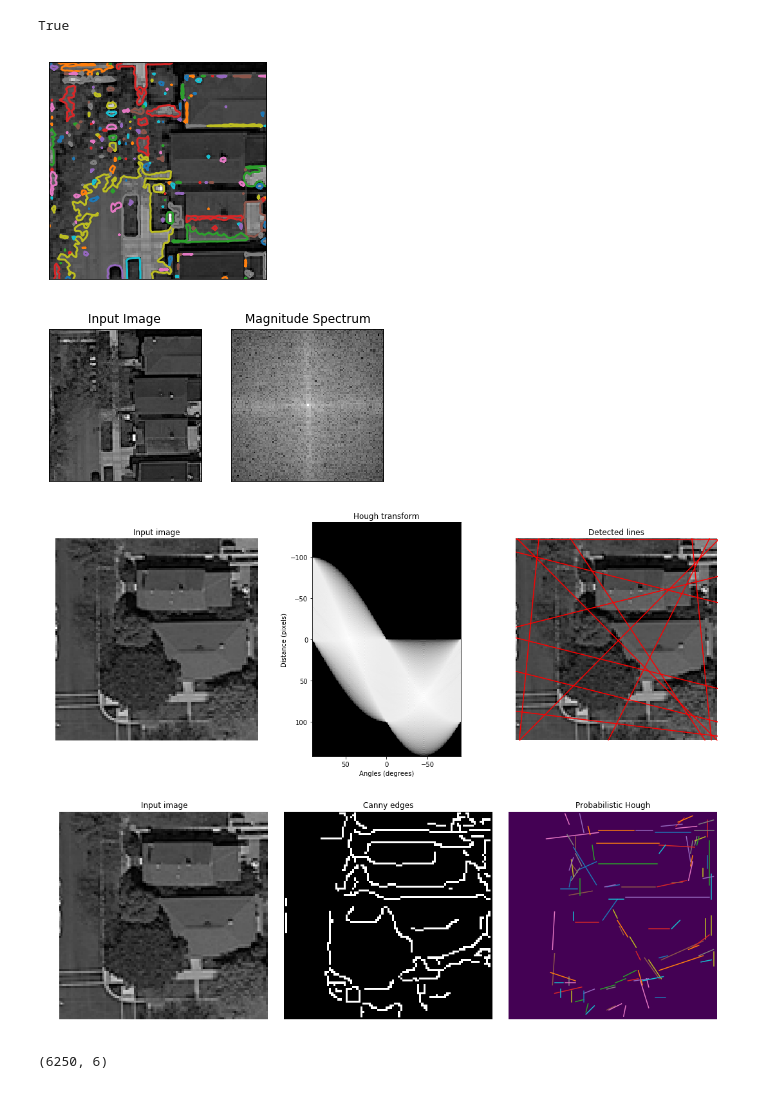
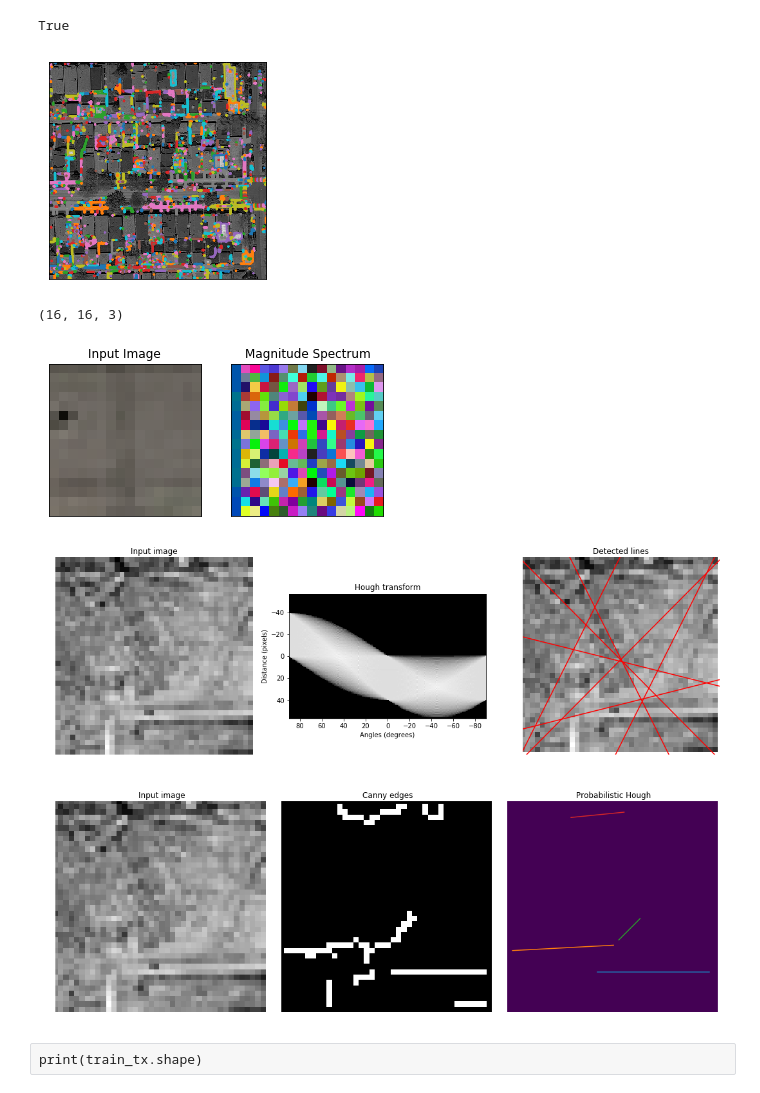
Before and after one commit to LucaZampieri/LMO_ML, a Jupyter notebook: project2/project_Matteo/pre_processing_1.ipynb, the cells around one changed output. Drawn from its saved outputs; the diff is of its cells as text; code cells hidden in the pictures.

```diff
--- a/project2/project_Matteo/pre_processing_1.ipynb
+++ b/project2/project_Matteo/pre_processing_1.ipynb
@@ -121,6 +255,6 @@ satImage_001.png
 # %%
 # Extract patches from input images
-patch_size =100 # each patch is 16*16 pixels
+patch_size =8 # each patch is 16*16 pixels
 
 img_patches = [img_crop(imgs[i], patch_size, patch_size) for i in range(n)]
 gt_patches = [img_crop(gt_imgs[i], patch_size, patch_size) for i in range(n)]
@@ -128,7 +262,6 @@ gt_patches = [img_crop(gt_imgs[i], patch_size, patch_size) for i in range(n)]
 # Linearize list of patches
 img_patches = np.asarray([img_patches[i][j] for i in range(len(img_patches)) for j in range(len(img_patches[i]))])
 gt_patches =  np.asarray([gt_patches[i][j] for i in range(len(gt_patches)) for j in range(len(gt_patches[i]))])
-print(img_patches.shape)
-img = gt_imgs[0]
-feat_m = np.mean(img, axis=(0,1))
-feat_m
+
+X=extract_new_features(img_patches,n_features)
+Y = np.asarray([value_to_class(np.mean(gt_patches[i])) for i in range(len(gt_patches))])
@@ -270,13 +421,13 @@ import matplotlib.pyplot as plt
 
 from skimage import measure
 
-image=RGB_to_grey(img_patches[34]);
+image=RGB_to_grey(imgs[12]);
 # Construct some test data
 x, y = np.ogrid[-np.pi:np.pi:100j, -np.pi:np.pi:100j]
 r = np.sin(np.exp((np.sin(x)**3 + np.cos(y)**2)))
 
 # Find contours at a constant value of 0.8
-contours = measure.find_contours(image, 0.3)
+contours = measure.find_contours(image, 0.5)
 
 # Display the image and plot all contours found
 fig, ax = plt.subplots()
@@ -290,7 +441,7 @@ ax.set_xticks([])
 ax.set_yticks([])
 plt.show()
 # %% [output]
-[figure, old version]
+[figure, new version]
 # %%
 # spectrum __ seem to be not so informative
 
@@ -298,11 +449,12 @@ import cv2
 import numpy as np
 from matplotlib import pyplot as plt
 
-img=RGB_to_grey(img_patches[34]);
+img=img_patches[3456];
 f = np.fft.fft2(img)
 
-fshift = np.fft.fftshift(f)
-magnitude_spectrum = 20*np.log(np.abs(fshift))
+fshift = f
+print(fshift.shape)
+magnitude_spectrum = np.angle(fshift)
 
 plt.subplot(121),plt.imshow(img, cmap = 'gray')
 plt.title('Input Image'), plt.xticks([]), plt.yticks([])
@@ -310,7 +462,8 @@ plt.subplot(122),plt.imshow(magnitude_spectrum, cmap = 'gray')
 plt.title('Magnitude Spectrum'), plt.xticks([]), plt.yticks([])
 plt.show()
 # %% [output]
+(16, 16, 3)
-[figure, old version]
+[figure, new version]
 # %%
 # try hough with skimage
 import numpy as np
@@ -323,7 +476,8 @@ from skimage import data
 import matplotlib.pyplot as plt
 from matplotlib import cm
 
-image_num = 15
+image_num = 532
+
 
 
 # Constructing test image
@@ -331,7 +485,7 @@ image = np.zeros((100, 100))
 idx = np.arange(25, 75)
 image[idx[::-1], idx] = 255
 image[idx, idx] = 255
-image = RGB_to_grey(img_patches[9])
+image = RGB_to_grey(img_patches[image_num])
 
 # Classic straight-line Hough transform
 h, theta, d = hough_line(image)
@@ -368,43 +522,41 @@ plt.show()
 
 # Line finding using the Probabilistic Hough Transform
 #image = data.camera()
-image = RGB_to_grey(img_patches[9])
+image = RGB_to_grey(img_patches[image_num])
 edges = canny(image, 1, 2, 1000)
 edges = canny(image, sigma=1.5, low_threshold=0.1, high_threshold=0.2, mask=None, use_quantiles=False)
 #edges = feature.canny(image,sigma=1.5)
 
 lines = probabilistic_hough_line(edges, threshold=10, line_length=4,
                                  line_gap=3)
 
 # Generating figure 2
 fig, axes = plt.subplots(1, 3, figsize=(15, 5), sharex=True, sharey=True)
 ax = axes.ravel()
 
 ax[0].imshow(image, cmap=cm.gray)
 ax[0].set_title('Input image')
 
 edges
 ax[1].imshow(edges, cmap=cm.gray)
 ax[1].set_title('Canny edges')
 
 ax[2].imshow(edges * 0)
 for line in lines:
     p0, p1 = line
     ax[2].plot((p0[0], p1[0]), (p0[1], p1[1]))
 ax[2].set_xlim((0, image.shape[1]))
 ax[2].set_ylim((image.shape[0], 0))
 ax[2].set_title('Probabilistic Hough')
 
 for a in ax:
     a.set_axis_off()
     a.set_adjustable('box-forced')
 
 plt.tight_layout()
 plt.show()
 # %% [output]
-[figure, old version]
+[figure, new version]
-[figure, old version]
+[figure, new version]
-# %%
-print(train_tx.shape)
-# %% [output]
-(6250, 6)
+# %% [raw]
+print(train_tx.shape)
```
Also changed, not shown: parts of 21 cells of this notebook, 13 other files.
